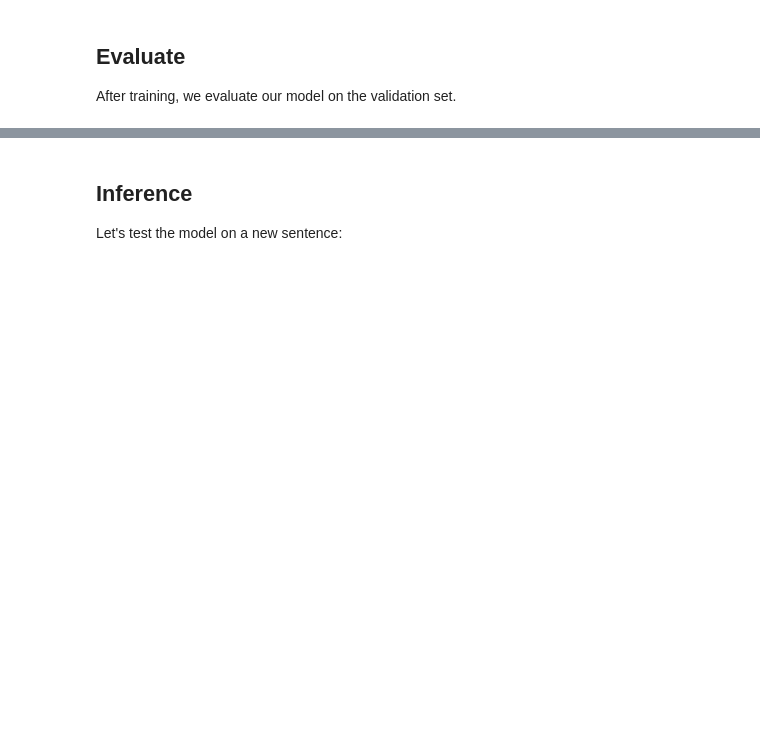
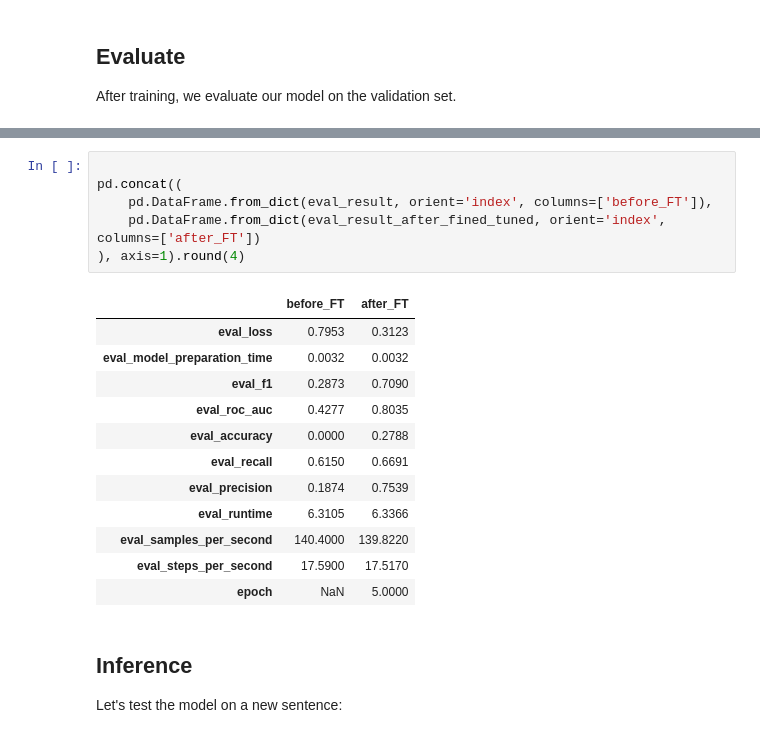
Before and after one commit to gimoonnam/BERT, a Jupyter notebook: BERT/Fine_tuning_BERT_(and_friends)_for_multi_label_text_classification.ipynb, the cells around one changed output, grey strips where cells are left out. Drawn from its saved outputs; the diff is of its cells as text; blank space fills up the shorter version.

```diff
--- a/BERT/Fine_tuning_BERT_(and_friends)_for_multi_label_text_classification.ipynb
+++ b/BERT/Fine_tuning_BERT_(and_friends)_for_multi_label_text_classification.ipynb
@@ -326,3 +350,22 @@ trainer.evaluate()
+# %%
+
+pd.concat((
+    pd.DataFrame.from_dict(eval_result, orient='index', columns=['before_FT']),
+    pd.DataFrame.from_dict(eval_result_after_fined_tuned, orient='index', columns=['after_FT'])
+), axis=1).round(4)
+# %% [output]
+|  | before_FT | after_FT |
+| eval_loss | 0.7953 | 0.3123 |
+| eval_model_preparation_time | 0.0032 | 0.0032 |
+| eval_f1 | 0.2873 | 0.7090 |
+| eval_roc_auc | 0.4277 | 0.8035 |
+| eval_accuracy | 0.0000 | 0.2788 |
+| eval_recall | 0.6150 | 0.6691 |
+| eval_precision | 0.1874 | 0.7539 |
+| eval_runtime | 6.3105 | 6.3366 |
+| eval_samples_per_second | 140.4000 | 139.8220 |
+| eval_steps_per_second | 17.5900 | 17.5170 |
+| epoch | NaN | 5.0000 |
 # %% [markdown]
 ## Inference
 
```
Also changed, not shown: parts of 13 cells of this notebook.
